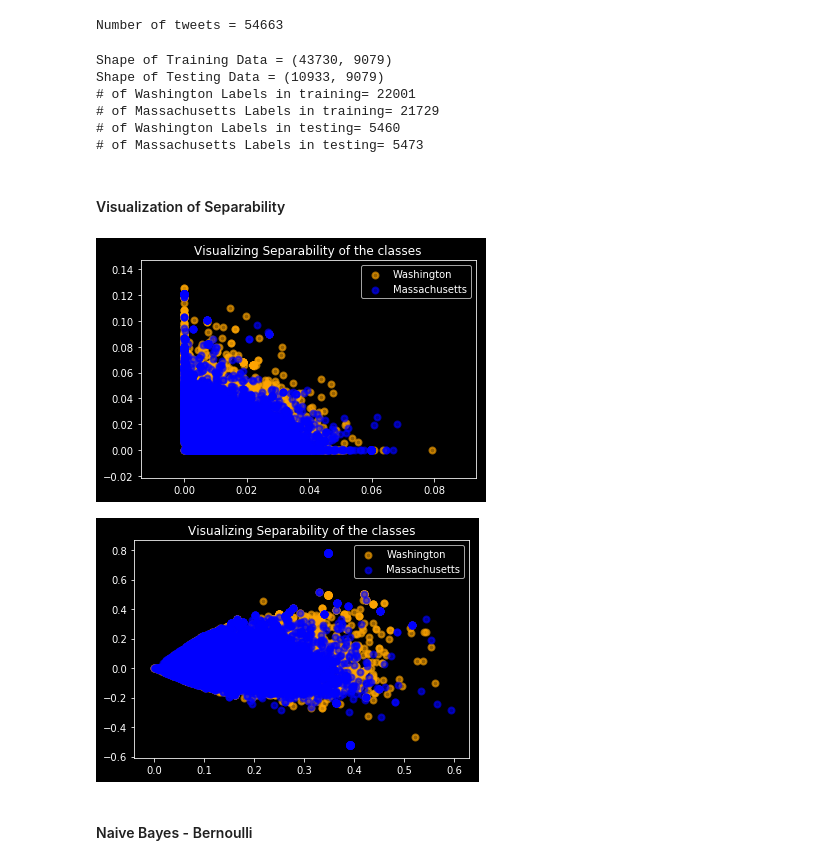
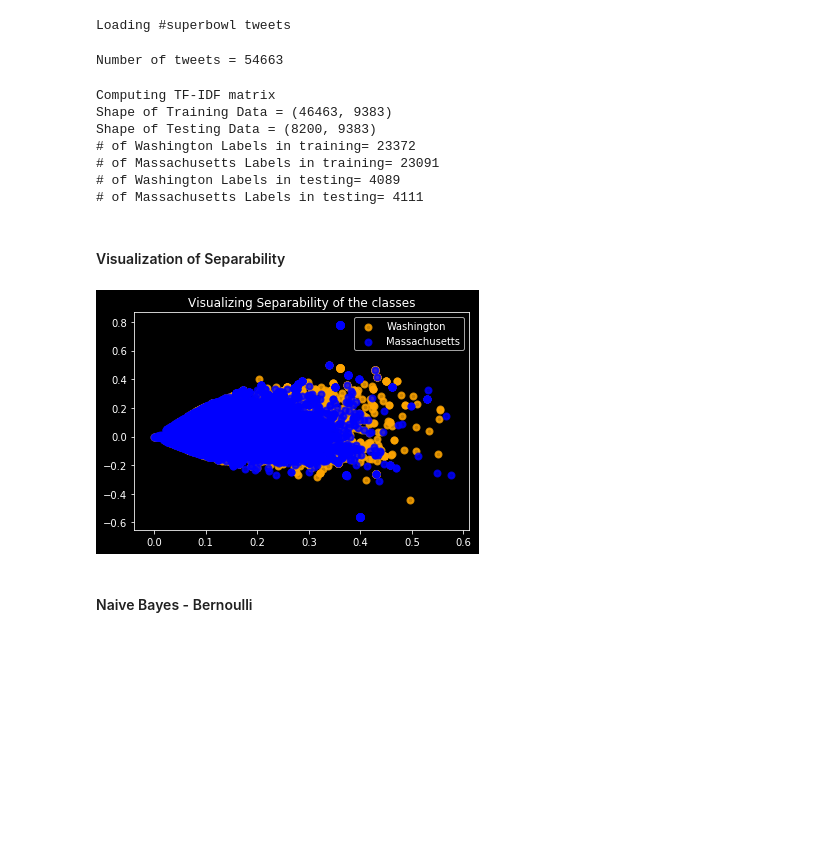
Before and after one commit to shrey-agarwal/Large-Scale-Data-Mining, a Jupyter notebook: Project 5/part2.ipynb, the cells around one changed output. Cells and saved outputs as stored; diff of their text form; code cells hidden in the pictures; blank space fills up the shorter version.

```diff
--- a/Project 5/part2.ipynb
+++ b/Project 5/part2.ipynb
@@ -146,42 +123,40 @@ def get_tfidf(vectorizer,tfidf_transformer,data,isTraining=True):
         tfidf_data = tfidf_transformer.transform(count_data)
     return tfidf_data
 # %%
-def get_data(filename=None,dataset='train',precomputed=True,subset=False):
+def get_data(filename=None,dataset='train',precomputed=True):
     if(filename is None):
         precomputed = True
     if(not precomputed):
         if not os.path.exists(os.path.join('data',dataset,'part2')):
             os.makedirs(os.path.join('data',dataset,'part2'))
-        superbowl = read_data(os.path.join('data',dataset,filename),subset=subset)
-        tweets = get_tweets(superbowl)
-        locations = get_locations(superbowl)
-        data,labels = get_labeled_data(tweets,locations,washington_words,massachusetts_words,
-                                       washington_anti,massachusetts_anti)
+        tweets,labels = read_data(os.path.join('data',dataset,filename))
         name = filename[:filename.index('.')]+'.pkl'
         pickle_filename = os.path.join('data',dataset,'part2',name)
         with(open(pickle_filename,'wb')) as fp:
-            pickle.dump([data,labels],fp,protocol=2)
+            pickle.dump([tweets,labels],fp,protocol=2)
     else:
         name = filename[:filename.index('.')]+'.pkl'
         pickle_filename = os.path.join('data',dataset,'part2',name)
         with(open(pickle_filename,'rb')) as fp:
-            data,labels = pickle.load(fp)
-        if subset:
-            data,labels = data[:1000],labels[:1000]
-    return data,labels
+            tweets,labels = pickle.load(fp)
+    return tweets,labels
 
-data,labels = get_data('tweets_#superbowl.txt',precomputed=True)
-print('Number of tweets =',len(data))
+print('Loading #superbowl tweets')
+tweets,labels = get_data('tweets_#superbowl.txt',precomputed=True)
+print('Number of tweets =',len(tweets))
 # %% [output]
-Number of tweets = 54663
+Loading #superbowl tweets
+Number of tweets = 54663
 # %%
 load_tfidf_data = True
+target_names = ['Washington','Massachusetts']
 pickleFile = os.path.join('data','train','part2','tfidf.pkl')
 
 if(not load_tfidf_data):
+    print('Computing TF-IDF matrix')
     stemmer,analyzer,vectorizer,tfidf_transformer = init_params()
-    tweets_train,tweets_test,train_labels,test_labels = train_test_split(data,labels,
-                                                                     test_size=0.2,
+    tweets_train,tweets_test,train_labels,test_labels = train_test_split(tweets,labels,
+                                                                     test_size=0.15,
                                                                      random_state=42)
     train_labels = np.array(train_labels)
     test_labels = np.array(test_labels)
@@ -206,12 +181,13 @@ print('# of Massachusetts Labels in training=', sum(train_labels==-1))
 print('# of Washington Labels in testing=', sum(test_labels==1))
 print('# of Massachusetts Labels in testing=', sum(test_labels==-1))
 # %% [output]
-Shape of Training Data = (43730, 9079)
-Shape of Testing Data = (10933, 9079)
-# of Washington Labels in training= 22001
-# of Massachusetts Labels in training= 21729
-# of Washington Labels in testing= 5460
-# of Massachusetts Labels in testing= 5473
+Computing TF-IDF matrix
+Shape of Training Data = (46463, 9383)
+Shape of Testing Data = (8200, 9383)
+# of Washington Labels in training= 23372
+# of Massachusetts Labels in training= 23091
+# of Washington Labels in testing= 4089
+# of Massachusetts Labels in testing= 4111
 # %%
 def get_lsi(data,dim,lsi=None,train=True):
     if(train):
@@ -254,7 +230,7 @@ def visualize(data,labels,target_names):
     #Visualization
     colors = ['orange', 'blue']
     for color, i, target_name in zip(colors, [1,-1], target_names):
-        plt.scatter(data[labels == i, 0], data[labels == i, 1], color=color, alpha=.6, lw=2,
+        plt.scatter(data[labels == i, 0], data[labels == i, 1], color=color, alpha=.8, lw=2,
                     label=target_name)
     plt.legend(loc='best', labels=target_names)
     plt.title('Visualizing Separability of the classes')
@@ -279,35 +255,32 @@ def plot_confusion_matrix(cm, classes,
     if normalize:
         cm = cm.astype('float') / cm.sum(axis=1)[:, np.newaxis]
     thresh = cm.max() / 2.
     for i, j in itertools.product(range(cm.shape[0]), range(cm.shape[1])):
         plt.text(j, i, "%.2f"%cm[i, j],
                  horizontalalignment="center",
                  color="white" if cm[i, j] > thresh else "black")
 
     plt.tight_layout()
     plt.ylabel('True label')
     plt.xlabel('Predicted label')
     plt.show()
 
 def plot_roc_curve(fpr,tpr,algo):
     roc_auc = metrics.auc(fpr,tpr)
     fig=plt.figure(figsize=(8,8))
     plt.title(''.join(['ROC - ',algo]))
     plt.xlabel('False Positive Rate')
     plt.ylabel('True Positive Rate')
     plt.plot(fpr,tpr,'b',label = 'AUC = %0.2f' % roc_auc)
     plt.legend(loc = 'lower right')
     plt.plot([0, 1], [0, 1],'r--')
     plt.xlim([0, 1])
     plt.ylim([0, 1])
     plt.show()
 
-_,visualize_data = get_nmf(tweets_train,2)
 target_names = ['Washington','Massachusetts']
-visualize(visualize_data,train_labels,target_names)
 _,visualize_data = get_lsi(tweets_train,2)
 visualize(visualize_data,train_labels,target_names)
 # %% [output]
-[figure, old version]
+[figure, new version]
-[figure, removed]
 # %%
```
Also changed, not shown: parts of 19 cells of this notebook, 3 other files.
